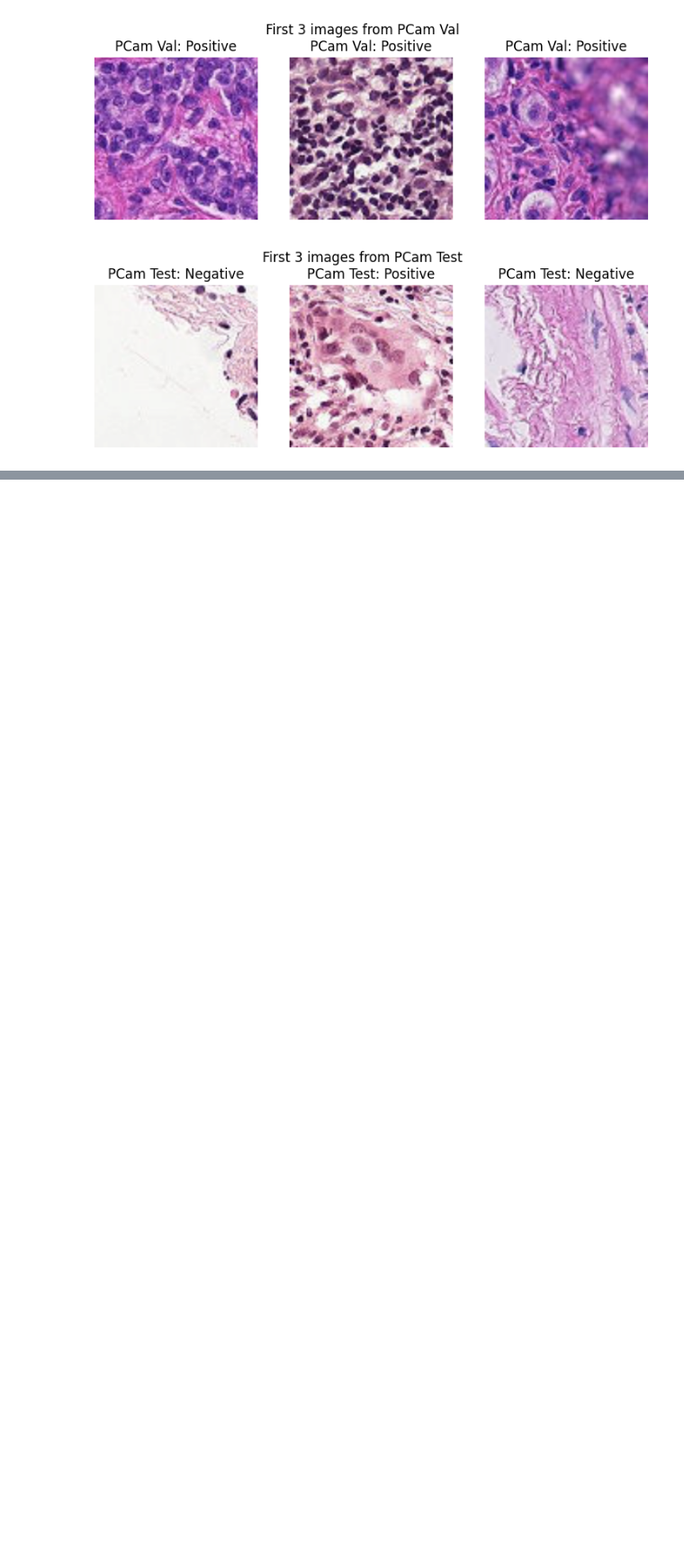
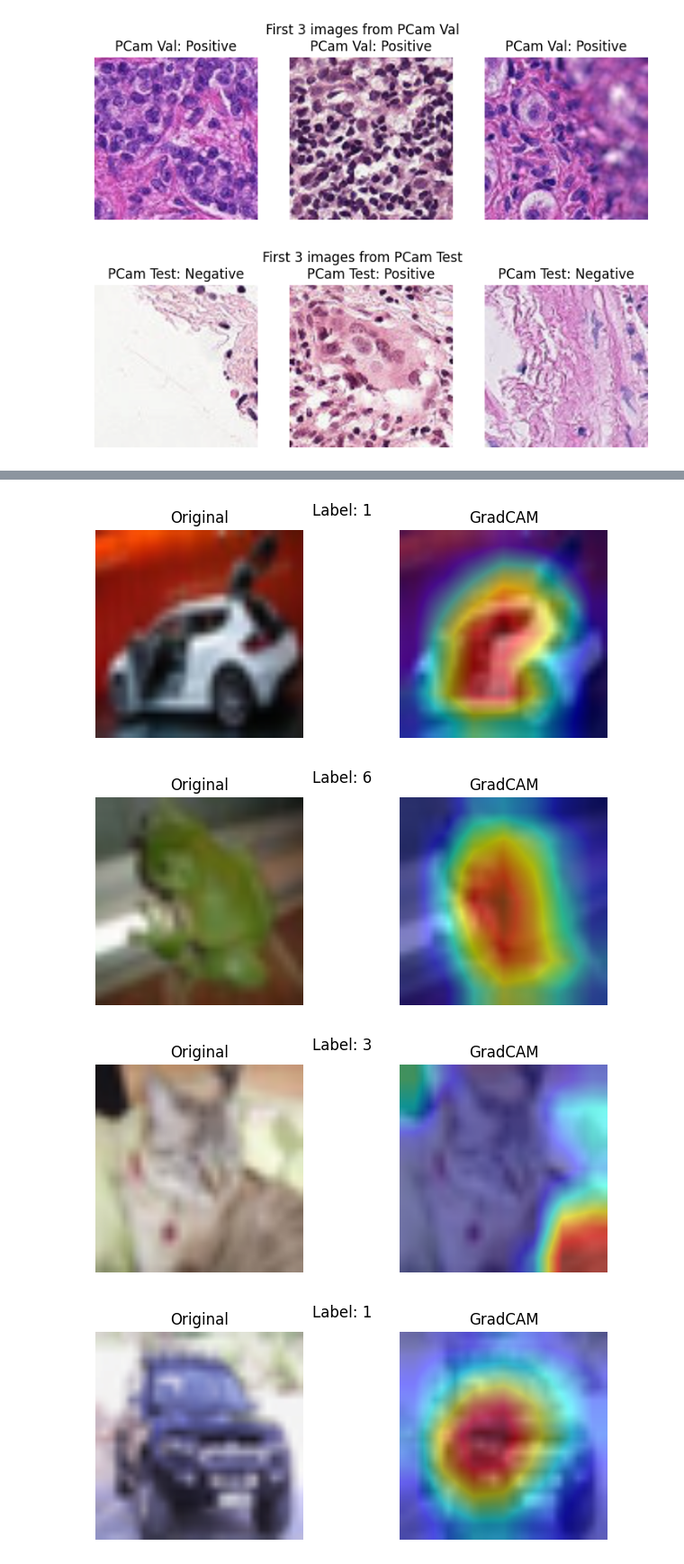
Before and after one commit to srivatsa07/ExplainableActiveLearning, a Jupyter notebook: AL.ipynb, the cells around one changed output, grey strips where cells are left out. Shown at 90% size. Drawn from its saved outputs; the diff is of its cells as text; code cells hidden in the pictures; blank space fills up the shorter version.

```diff
--- a/AL.ipynb
+++ b/AL.ipynb
@@ -534,0 +461,53 @@ RuntimeError: Output 0 of BackwardHookFunctionBackward is a view and is being mo
+# %%
+import torch
+from pytorch_grad_cam import GradCAM
+from pytorch_grad_cam.utils.model_targets import ClassifierOutputTarget
+from pytorch_grad_cam.utils.image import show_cam_on_image
+import numpy as np
+import matplotlib.pyplot as plt
+
+# 1. Unwrap DataParallel if needed
+model_for_xai = cifar_model.module if isinstance(cifar_model, torch.nn.DataParallel) else cifar_model
+model_for_xai.eval()
+
+# 2. Select 5 test images and their labels
+dataiter = iter(cifar10_test_loader)
+images, labels = next(dataiter)
+images, labels = images[6:11], labels[6:11]
+images = images.to(device)
+labels = labels.to(device)
+
+# 3. Prepare images for visualization (unnormalize to [0,1] for overlay)
+def unnormalize(img_tensor):
+    img = img_tensor.cpu().numpy().transpose(1,2,0)
+    img = img * np.array(IMAGENET_STD) + np.array(IMAGENET_MEAN)
+    return np.clip(img, 0, 1)
+
+rgb_imgs = [unnormalize(images[i]) for i in range(5)]
+
+# 4. Set up GradCAM
+target_layers = [model_for_xai.layer4[-1]]
+cam = GradCAM(model=model_for_xai, target_layers=target_layers)
+
+# 5. Run GradCAM for each image
+for i in range(5):
+    input_tensor = images[i].unsqueeze(0)  # Shape: [1, 3, 224, 224]
+    target = [ClassifierOutputTarget(labels[i].item())]
+    grayscale_cam = cam(input_tensor=input_tensor, targets=target)[0]  # Shape: [224, 224]
+    visualization = show_cam_on_image(rgb_imgs[i], grayscale_cam, use_rgb=True)
+    plt.figure(figsize=(8,3))
+    plt.subplot(1,2,1)
+    plt.imshow(rgb_imgs[i])
+    plt.title("Original")
+    plt.axis('off')
+    plt.subplot(1,2,2)
+    plt.imshow(visualization)
+    plt.title("GradCAM")
+    plt.axis('off')
+    plt.suptitle(f"Label: {labels[i].item()}")
+    plt.show()
+# %% [output]
+[figure, added]
+[figure, added]
+[figure, added]
+[figure, added]
```
Also changed, not shown: parts of 13 cells of this notebook, 2 other files.
